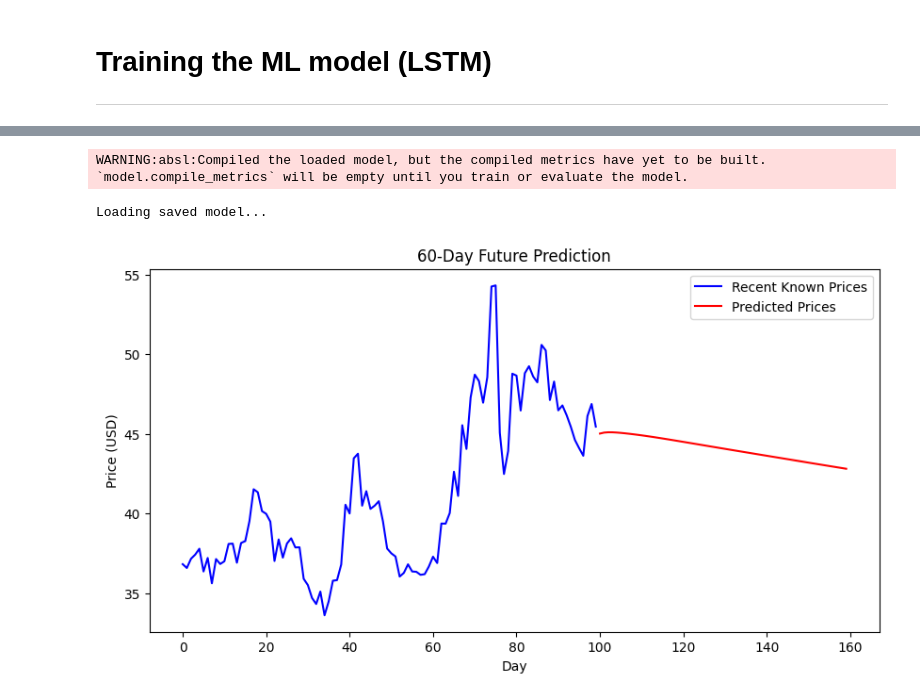
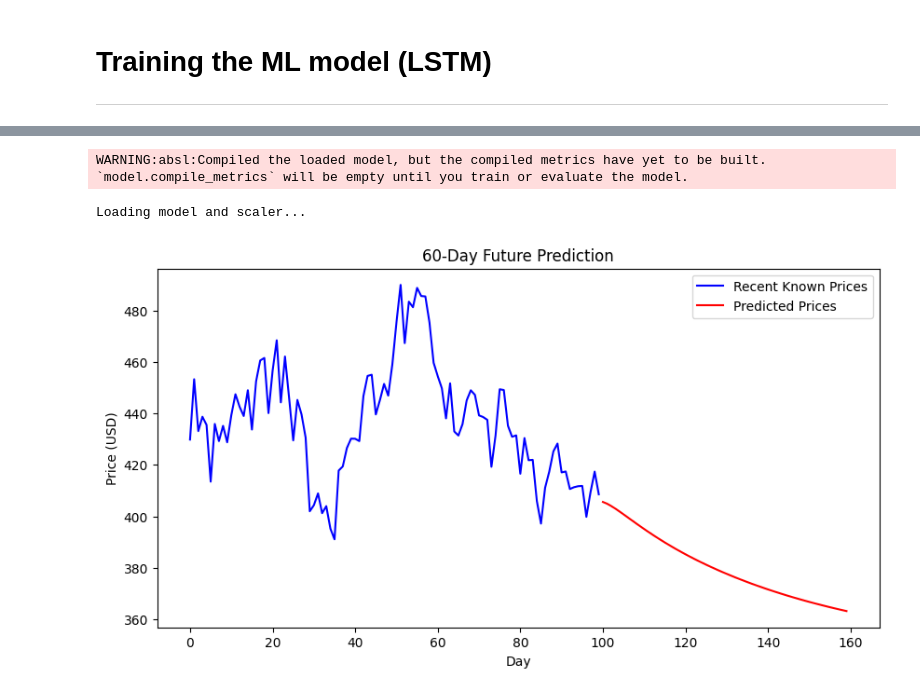
Before and after one commit to TheErickLiu/ACECoding_ML, a Jupyter notebook: LSTM_model.ipynb, the cells around one changed output, grey strips where cells are left out. Cells and saved outputs as stored; diff of their text form; code cells hidden in the pictures.

```diff
--- a/LSTM_model.ipynb
+++ b/LSTM_model.ipynb
@@ -41,6 +17,6 @@ FloatSlider(value=0.8, continuous_update=False, description='Train Split:', max=
 
 ---
 # %%
-df = pd.read_csv("StockHistoricalData/INTEL.csv")
+df = pd.read_csv("StockHistoricalData/TSLA.csv")
 print(df.head())
 # %% [output]
@@ -390,0 +304,19 @@ Model saved as keras_model.h5
+# %%
+try:
+    window_size = int(input("Enter window size (10–200): "))
+    train_split = float(input("Enter train split (0.5–0.9): "))
+    epochs = int(input("Enter number of epochs (5–50): "))
+
+    # Optional: simple range check (no looping)
+    if not (10 <= window_size <= 200):
+        raise ValueError("Window size out of range.")
+    if not (0.5 <= train_split <= 0.9):
+        raise ValueError("Train split out of range.")
+    if not (5 <= epochs <= 50):
+        raise ValueError("Epochs out of range.")
+
+    train_model(window_size, train_split, epochs)
+
+except ValueError as e:
+    print(f"Invalid input: {e}")
+    print("Exiting program.")
@@ -425,33 +382,33 @@ else:
         input_data = current_window.reshape(1, window_size, 1)
         next_pred = model.predict(input_data, verbose=0)
 
         predictions.append(next_pred[0, 0])
 
         # Slide window forward
         current_window = np.vstack((current_window[1:], next_pred))
 
     predictions = np.array(predictions).reshape(-1,1)
     predicted_prices = scaler.inverse_transform(predictions).flatten()
 
-    previous_days = days_ahead // 4
+    previous_days = 100
     recent_known = close_prices[-previous_days:].flatten() if previous_days > 0 else np.array([])
 
     plt.figure(figsize=(10,5))
 
     x_known = range(len(recent_known))
     x_pred = range(len(recent_known), len(recent_known) + len(predicted_prices))
 
     if previous_days > 0:
         plt.plot(x_known, recent_known, color='blue', label="Recent Known Prices")
 
     plt.plot(x_pred, predicted_prices, color='red', label="Predicted Prices")
 
     plt.xlabel("Day")
     plt.ylabel("Price (USD)")
     plt.title(f"{days_ahead}-Day Future Prediction")
     plt.legend()
     plt.show()
 # %% [output]
 WARNING:absl:Compiled the loaded model, but the compiled metrics have yet to be built. `model.compile_metrics` will be empty until you train or evaluate the model.
-Loading saved model...
+Loading model and scaler...
-[figure, old version]
+[figure, new version]
```
Also changed, not shown: parts of 17 cells of this notebook, 3 other files.
